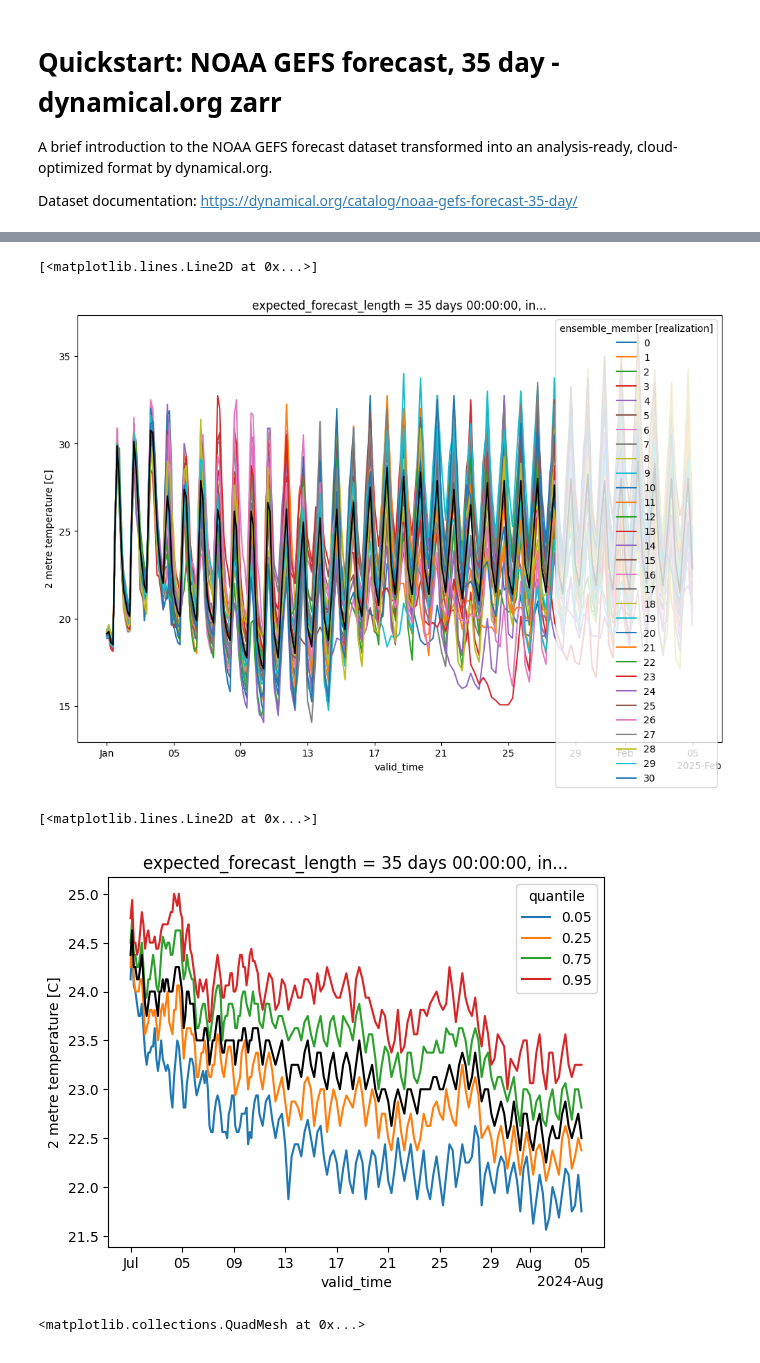
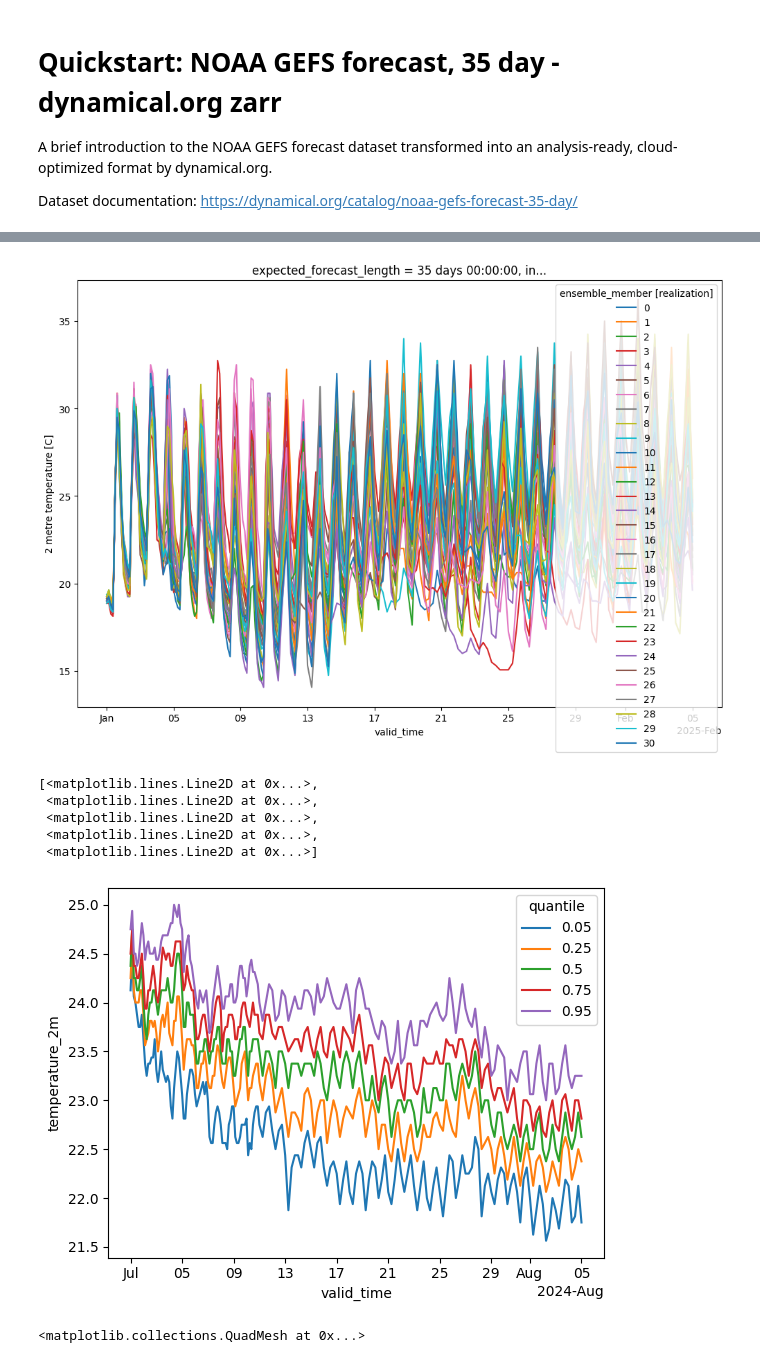
Before and after one commit to Nachiketa84/dynamical-org_notebooks, a Jupyter notebook: noaa-gefs-forecast-35-day.ipynb, the cells around one changed output, grey strips where cells are left out. Saved outputs shown, nothing was run; the diff lists cells and outputs as text; code cells hidden in the pictures.

Commit message:
Update noaa-gefs-forecast-35-day to remove use of _avg suffix vars
They are going in a separate, complementary ensemble statistics dataset

```diff
--- a/noaa-gefs-forecast-35-day.ipynb
+++ b/noaa-gefs-forecast-35-day.ipynb
@@ -35,23 +35,24 @@ Coordinates:
 # %%
 # Plot the ensemble traces of the 2025-01-01 forecast at a point on the earth
 plot_ds = ds.sel(init_time="2025-01-01T00", latitude=-23.5, longitude=-46.6, method="nearest")  # São Paulo, Brazil
-plot_ds["temperature_2m"].plot(x="valid_time", hue="ensemble_member", figsize=(12, 8))
-plot_ds["temperature_2m_avg"].plot(x="valid_time", c="black")  # Black line is ensemble average
+_ = plot_ds["temperature_2m"].plot(x="valid_time", hue="ensemble_member", figsize=(12, 8))
 # %% [output]
-[<matplotlib.lines.Line2D at 0x...>]
-[figure, old version]
+[figure, new version]
 # %%
 # Plot a summary of the ensemble distribution using quantiles
 plot_ds = ds.sel(init_time="2024-07-01T00", latitude=0, longitude=0)
 (
     plot_ds["temperature_2m"]
-    .quantile([0.05, 0.25, 0.75, 0.95], dim="ensemble_member")
+    .quantile([0.05, 0.25, 0.5, 0.75, 0.95], dim="ensemble_member")
     .plot(x="valid_time", hue="quantile")
 )
-plot_ds["temperature_2m_avg"].plot(x="valid_time", c="black")
 # %% [output]
-[<matplotlib.lines.Line2D at 0x...>]
+[<matplotlib.lines.Line2D at 0x...>,
+ <matplotlib.lines.Line2D at 0x...>,
+ <matplotlib.lines.Line2D at 0x...>,
+ <matplotlib.lines.Line2D at 0x...>,
+ <matplotlib.lines.Line2D at 0x...>]
-[figure, old version]
+[figure, new version]
 # %%
 # The following larger area examples run faster using dask which happens by default if you omit chunks=None
 ds = xr.open_zarr("https://data.dynamical.org/noaa/gefs/forecast-35-day/latest.zarr?email=optional@email.com", decode_timedelta=True)
```
Also changed, not shown: parts of 2 cells of this notebook.
